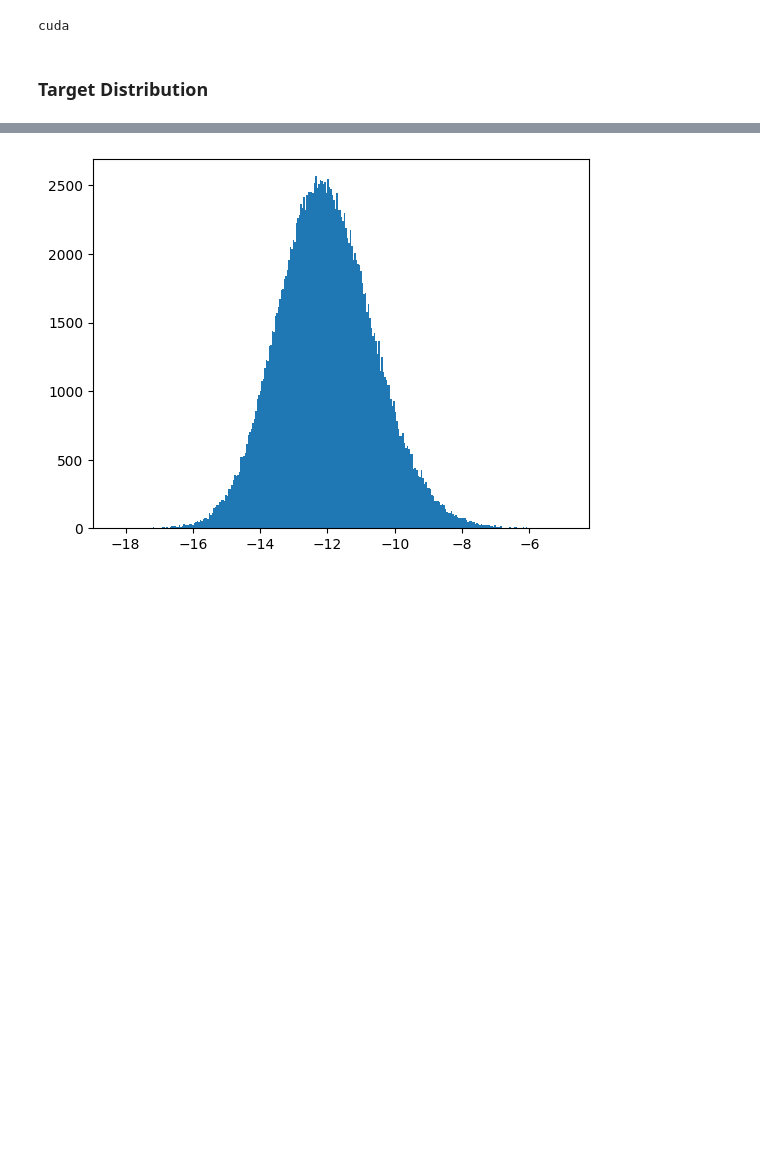
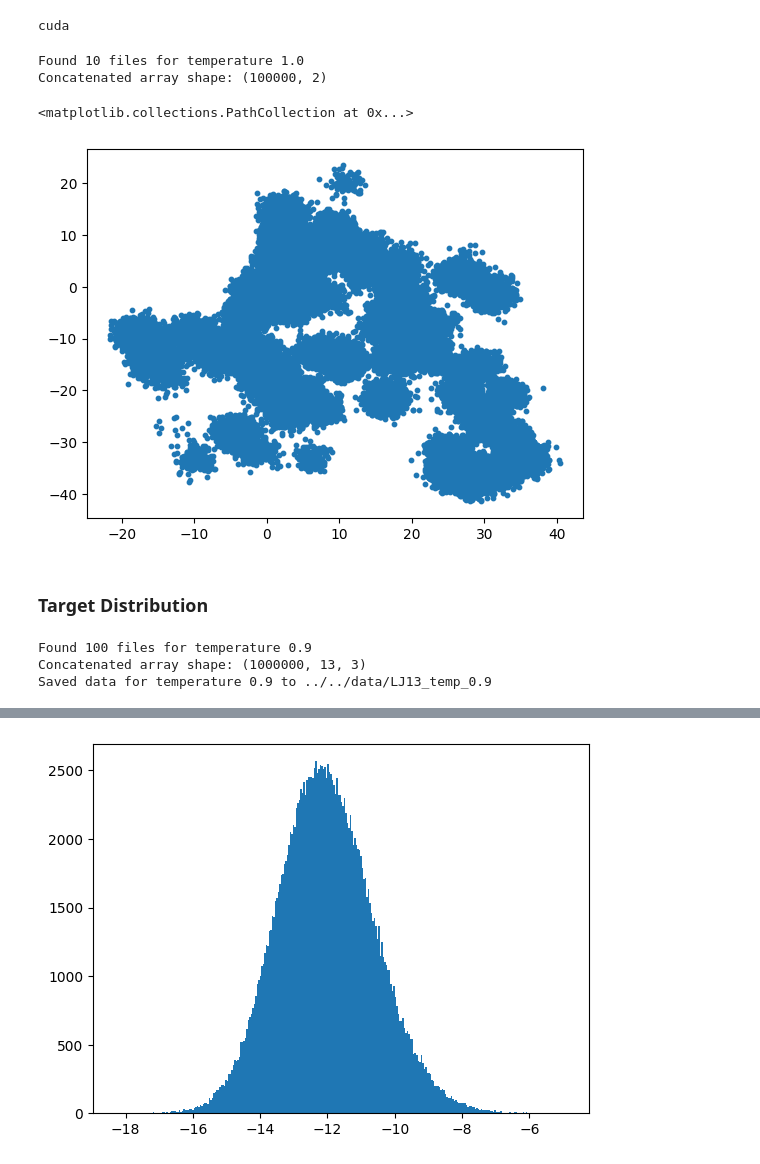
Before and after one commit to taraak/pita, a Jupyter notebook: runner/notebooks/lj_mcmc.ipynb, the cells around one changed output, grey strips where cells are left out. Drawn from its saved outputs; the diff is of its cells as text; code cells hidden in the pictures; blank space fills up the shorter version.

```diff
--- a/runner/notebooks/lj_mcmc.ipynb
+++ b/runner/notebooks/lj_mcmc.ipynb
@@ -18,9 +19,88 @@ device = torch.device("cuda" if torch.cuda.is_available() else "cpu")
 print(device)
 # %% [output]
 cuda
+# %%
+for temp in [1.0]:
+    path_pattern = f"/network/scratch/t/tara.akhoundsadegh/gmm_samples/samples_{temp}*"
+
+    # try catch permission error
+
+    files = sorted(glob.glob(path_pattern))
+    print(f"Found {len(files)} files for temperature {temp}")
+    arrays = []
+    for file in files:
+        try :
+            arrays.append(np.load(file))
+        except PermissionError:
+            print(f"Permission error for file {file}")
+            break
+
+    samples = np.concatenate(arrays)
+    print(f"Concatenated array shape: {samples.shape}")
+# %% [output]
+Found 10 files for temperature 1.0
+Concatenated array shape: (100000, 2)
+# %%
+plt.scatter(samples[:, 0], samples[:, 1], s=10)
+# %% [output]
+<matplotlib.collections.PathCollection at 0x...>
+[figure, added]
 # %% [markdown]
 ### Target Distribution
 # %%
 n_particles = 13
 spatial_dim = 3
 dimensionality = spatial_dim * n_particles
+# %%
+import numpy as np
+import glob
+
+
+for temp in [0.9]:
+    # path_pattern = f"/network/scratch/a/alexander.tong/lj13_samples/samples_v8_{temp}*"
+    path_pattern = f"/home/mila/t/tara.akhoundsadegh/scratch/lj13_samples/samples_0.1_noise_{temp}*"
+
+    # try catch permission error
+
+    files = sorted(glob.glob(path_pattern))
+    print(f"Found {len(files)} files for temperature {temp}")
+    arrays = []
+    for file in files:
+        try :
+            arrays.append(np.load(file))
+        except PermissionError:
+            print(f"Permission error for file {file}")
+            break
+
+    samples = np.concatenate(arrays)
+    print(f"Concatenated array shape: {samples.shape}")
+    samples = samples.reshape(-1, dimensionality)
+
+
+    idxs = np.random.permutation(samples.shape[0])
+    train_idx = idxs[:10000]
+    val_idx = idxs[10000: 20000]
+    test_idx = idxs[20000: 30000]
+
+
+    samples_train = samples[train_idx]
+    samples_val = samples[val_idx]
+    samples_test = samples[test_idx]
+
+    # if directory does not exist, create it
+    import os
+    temp = temp.__float__()
+    data_path = f"../../data/LJ13_temp_{temp}"
+    if not os.path.exists(data_path):
+        os.makedirs(data_path)
+    else:
+        print(f"Directory {data_path} already exists. Overwriting data.")
+
+    np.save(data_path + f"/train_split_LJ13-1000.npy", samples_train)
+    np.save(data_path + f"/val_split_LJ13-1000.npy", samples_val)
+    np.save(data_path + f"/test_split_LJ13-1000.npy", samples_test)
+    print(f"Saved data for temperature {temp} to {data_path}")
+# %% [output]
+Found 100 files for temperature 0.9
+Concatenated array shape: (1000000, 13, 3)
+Saved data for temperature 0.9 to ../../data/LJ13_temp_0.9
```
Also changed, not shown: parts of 40 cells of this notebook, 8 other files.
